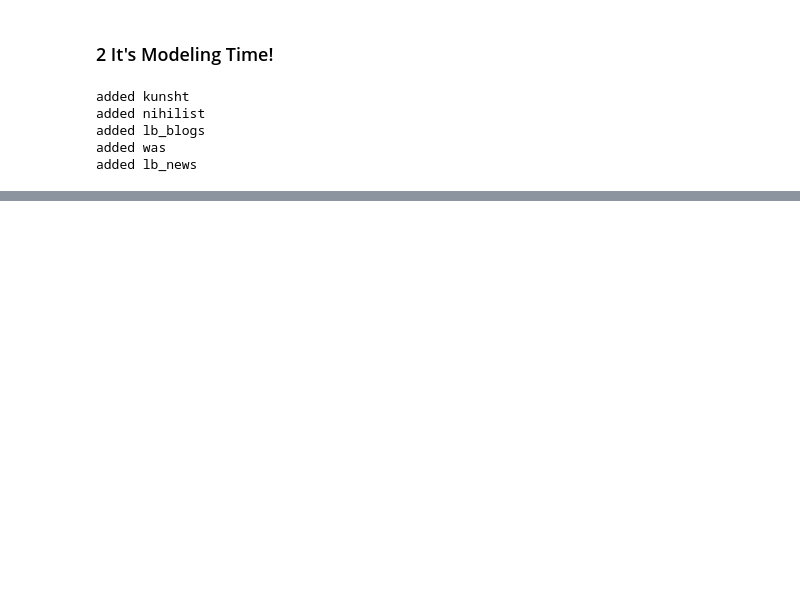
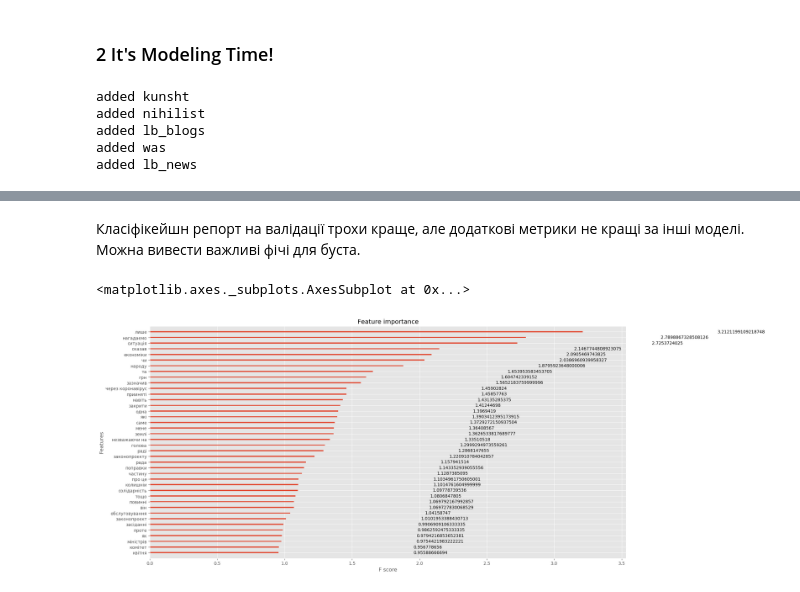
Before and after one commit to polkaYK/subjective-neutralizer, a Jupyter notebook: first_model_on_paragraphs.ipynb, the cells around one changed output, grey strips where cells are left out. Saved outputs shown, nothing was run; the diff lists cells and outputs as text; code cells hidden in the pictures; blank space fills up the shorter version.

```diff
--- a/first_model_on_paragraphs.ipynb
+++ b/first_model_on_paragraphs.ipynb
@@ -343,0 +408,4 @@ F-0.5 score = 0.3969569147333535
+# %%
+X_train_feats = vect.fit_transform(X_train)
+X_dev_feats = vect.transform(X_dev)
+X_test_feats = vect.transform(X_val)
@@ -343,0 +414,4 @@ F-0.5 score = 0.3969569147333535
+# %%
+from sklearn import preprocessing
+le = preprocessing.LabelEncoder()
+le.fit(y_dev)
@@ -343,0 +422,32 @@ F-0.5 score = 0.3969569147333535
+# %%
+import xgboost as xgb
+
+def runXGB(train_X, train_y, test_X, test_y=None, test_X2=None, seed_val=17, child=1, colsample=0.3):
+    param = {}
+    param['objective'] = 'reg:linear'
+    param['eta'] = 0.1
+    param['max_depth'] = 6
+    param['silent'] = 1
+    param['eval_metric'] = "mae"
+    param['min_child_weight'] = child
+    param['subsample'] = 0.8
+    param['colsample_bytree'] = colsample
+    param['seed'] = seed_val
+    num_rounds = 10000
+
+    plst = list(param.items())
+    xgtrain = xgb.DMatrix(train_X, label=train_y, feature_names=vect['vect'].get_feature_names())
+
+    if test_y is not None:
+        xgtest = xgb.DMatrix(test_X, label=test_y, feature_names=vect['vect'].get_feature_names())
+        watchlist = [ (xgtrain,'train'), (xgtest, 'test') ]
+        model = xgb.train(plst, xgtrain, num_rounds, watchlist, early_stopping_rounds=50, verbose_eval=10)
+    else:
+        xgtest = xgb.DMatrix(test_X)
+        model = xgb.train(plst, xgtrain, num_rounds)
+
+    pred_test_y = model.predict(xgtest, ntree_limit = model.best_ntree_limit)
+
+    return pred_test_y, model
+# %%
+pred_dev_y, model_valid = runXGB(X_train_feats, le.transform(y_train), X_dev_feats, le.transform(y_dev))
@@ -344,3 +501,10 @@ F-0.5 score = 0.3969569147333535
+# %% [markdown]
+Класіфікейшн репорт на валідації трохи краще, але додаткові метрики не кращі за інші моделі. Можна вивести важливі фічі для буста.
+# %%
+xgb.plot_importance(model_valid, importance_type='gain', max_num_features=40)
+# %% [output]
+<matplotlib.axes._subplots.AxesSubplot at 0x...>
+[figure, added]
 # %%
 def get_top_n_words(corpus, n=None, ngrams=2):
     """
```
Also changed, not shown: parts of 29 cells of this notebook.
